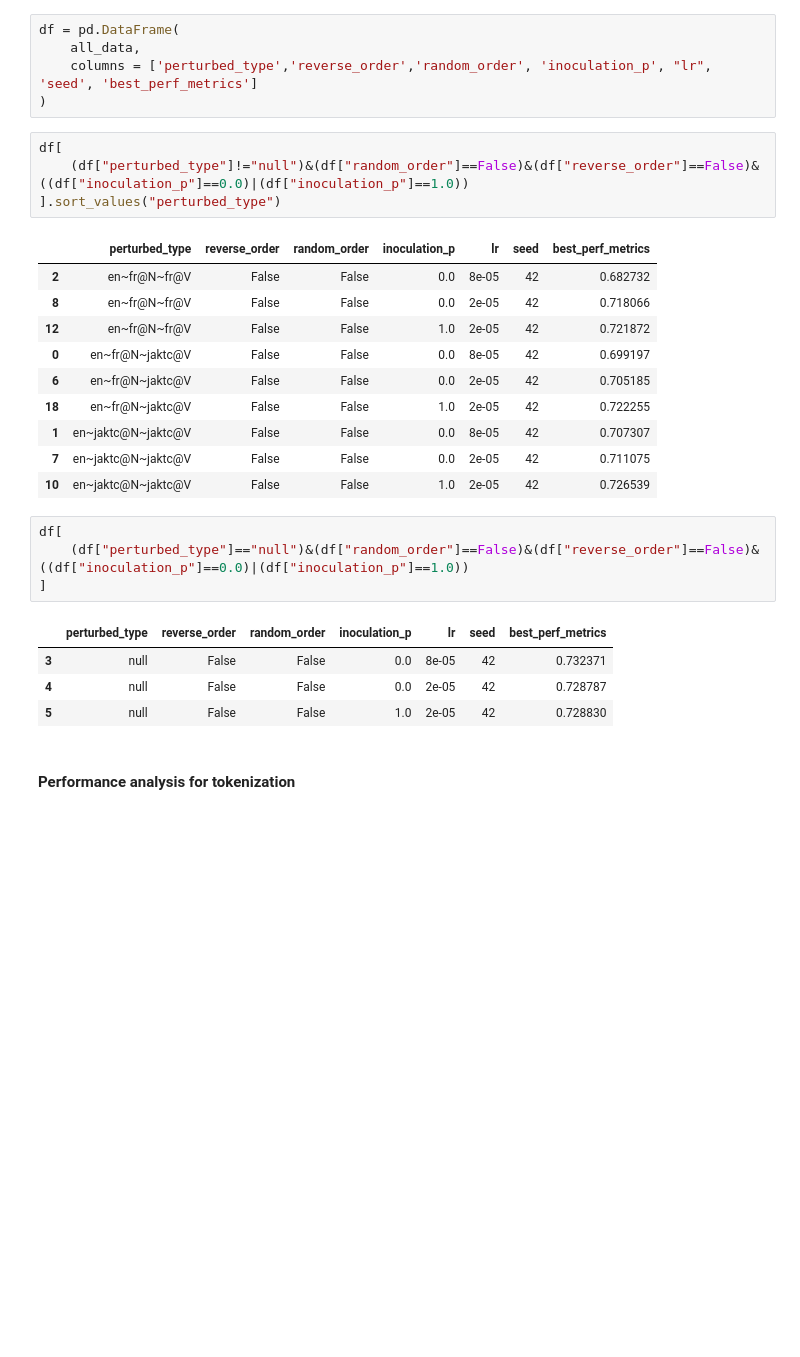
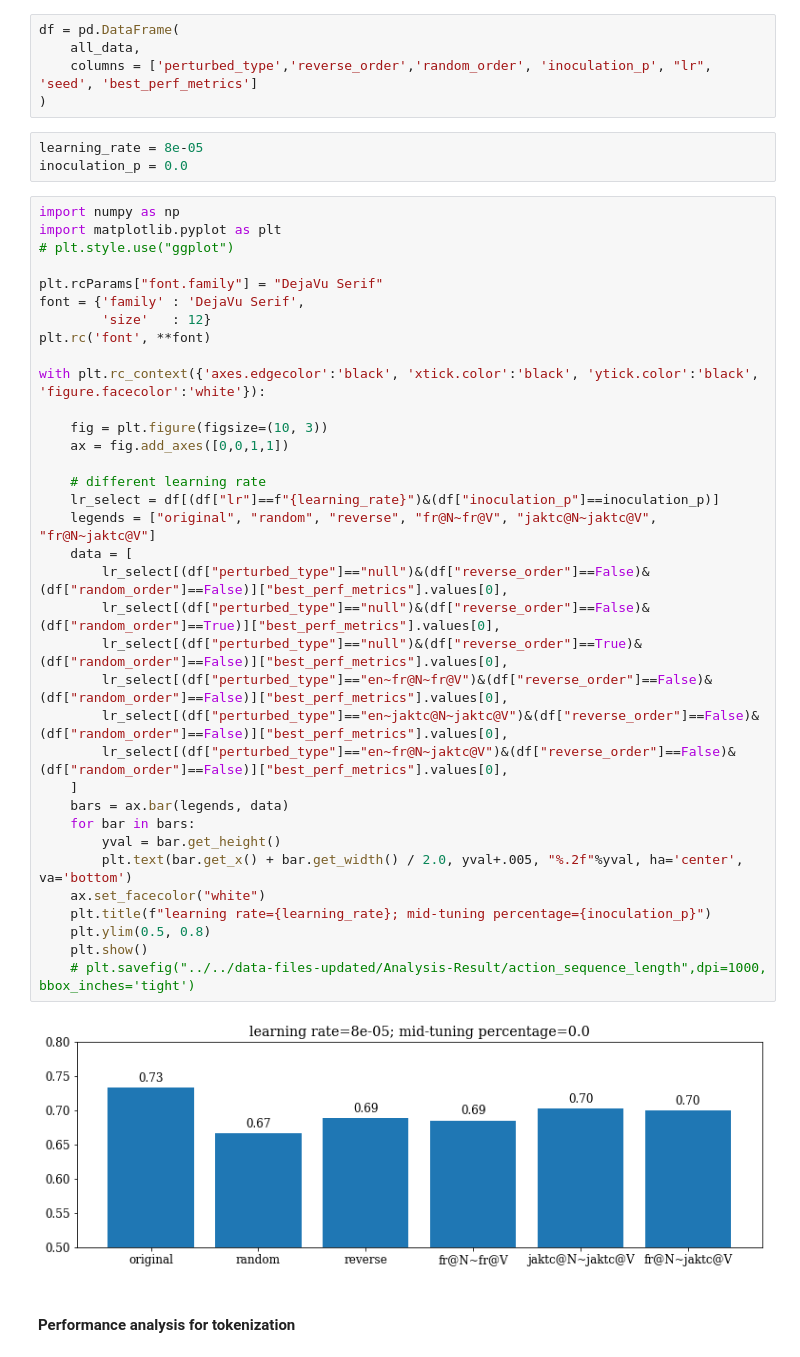
Before and after one commit to frankaging/oolong-crosslingual, a Jupyter notebook: code/performance_analysis.ipynb, the cells around one changed output. Saved outputs shown, nothing was run; the diff lists cells and outputs as text; blank space fills up the shorter version.

```diff
--- a/code/performance_analysis.ipynb
+++ b/code/performance_analysis.ipynb
@@ -89,30 +92,46 @@ df = pd.DataFrame(
     all_data,
     columns = ['perturbed_type','reverse_order','random_order', 'inoculation_p', "lr", 'seed', 'best_perf_metrics']
 )
-# %%
-df[
-    (df["perturbed_type"]!="null")&(df["random_order"]==False)&(df["reverse_order"]==False)&((df["inoculation_p"]==0.0)|(df["inoculation_p"]==1.0))
-].sort_values("perturbed_type")
-# %% [output]
-|  | perturbed_type | reverse_order | random_order | inoculation_p | lr | seed | best_perf_metrics |
-| 2 | en~fr@N~fr@V | False | False | 0.0 | 8e-05 | 42 | 0.682732 |
-| 8 | en~fr@N~fr@V | False | False | 0.0 | 2e-05 | 42 | 0.718066 |
-| 12 | en~fr@N~fr@V | False | False | 1.0 | 2e-05 | 42 | 0.721872 |
-| 0 | en~fr@N~jaktc@V | False | False | 0.0 | 8e-05 | 42 | 0.699197 |
-| 6 | en~fr@N~jaktc@V | False | False | 0.0 | 2e-05 | 42 | 0.705185 |
-| 18 | en~fr@N~jaktc@V | False | False | 1.0 | 2e-05 | 42 | 0.722255 |
-| 1 | en~jaktc@N~jaktc@V | False | False | 0.0 | 8e-05 | 42 | 0.707307 |
-| 7 | en~jaktc@N~jaktc@V | False | False | 0.0 | 2e-05 | 42 | 0.711075 |
-| 10 | en~jaktc@N~jaktc@V | False | False | 1.0 | 2e-05 | 42 | 0.726539 |
-# %%
-df[
-    (df["perturbed_type"]=="null")&(df["random_order"]==False)&(df["reverse_order"]==False)&((df["inoculation_p"]==0.0)|(df["inoculation_p"]==1.0))
-]
-# %% [output]
-|  | perturbed_type | reverse_order | random_order | inoculation_p | lr | seed | best_perf_metrics |
-| 3 | null | False | False | 0.0 | 8e-05 | 42 | 0.732371 |
-| 4 | null | False | False | 0.0 | 2e-05 | 42 | 0.728787 |
-| 5 | null | False | False | 1.0 | 2e-05 | 42 | 0.728830 |
+# %%
+learning_rate = 8e-05
+inoculation_p = 0.0
+# %%
+import numpy as np
+import matplotlib.pyplot as plt
+# plt.style.use("ggplot")
+
+plt.rcParams["font.family"] = "DejaVu Serif"
+font = {'family' : 'DejaVu Serif',
+        'size'   : 12}
+plt.rc('font', **font)
+
+with plt.rc_context({'axes.edgecolor':'black', 'xtick.color':'black', 'ytick.color':'black', 'figure.facecolor':'white'}):
+
+    fig = plt.figure(figsize=(10, 3))
+    ax = fig.add_axes([0,0,1,1])
+
+    # different learning rate
+    lr_select = df[(df["lr"]==f"{learning_rate}")&(df["inoculation_p"]==inoculation_p)]
+    legends = ["original", "random", "reverse", "fr@N~fr@V", "jaktc@N~jaktc@V", "fr@N~jaktc@V"]
+    data = [
+        lr_select[(df["perturbed_type"]=="null")&(df["reverse_order"]==False)&(df["random_order"]==False)]["best_perf_metrics"].values[0],
+        lr_select[(df["perturbed_type"]=="null")&(df["reverse_order"]==False)&(df["random_order"]==True)]["best_perf_metrics"].values[0],
+        lr_select[(df["perturbed_type"]=="null")&(df["reverse_order"]==True)&(df["random_order"]==False)]["best_perf_metrics"].values[0],
+        lr_select[(df["perturbed_type"]=="en~fr@N~fr@V")&(df["reverse_order"]==False)&(df["random_order"]==False)]["best_perf_metrics"].values[0],
+        lr_select[(df["perturbed_type"]=="en~jaktc@N~jaktc@V")&(df["reverse_order"]==False)&(df["random_order"]==False)]["best_perf_metrics"].values[0],
+        lr_select[(df["perturbed_type"]=="en~fr@N~jaktc@V")&(df["reverse_order"]==False)&(df["random_order"]==False)]["best_perf_metrics"].values[0],
+    ]
+    bars = ax.bar(legends, data)
+    for bar in bars:
+        yval = bar.get_height()
+        plt.text(bar.get_x() + bar.get_width() / 2.0, yval+.005, "%.2f"%yval, ha='center', va='bottom')
+    ax.set_facecolor("white")
+    plt.title(f"learning rate={learning_rate}; mid-tuning percentage={inoculation_p}")
+    plt.ylim(0.5, 0.8)
+    plt.show()
+    # plt.savefig("../../data-files-updated/Analysis-Result/action_sequence_length",dpi=1000, bbox_inches='tight')
+# %% [output]
+[figure, added]
 # %% [markdown]
 #### Performance analysis for tokenization
 # %%
```
Also changed, not shown: parts of 1 cell of this notebook, 2 other files.
